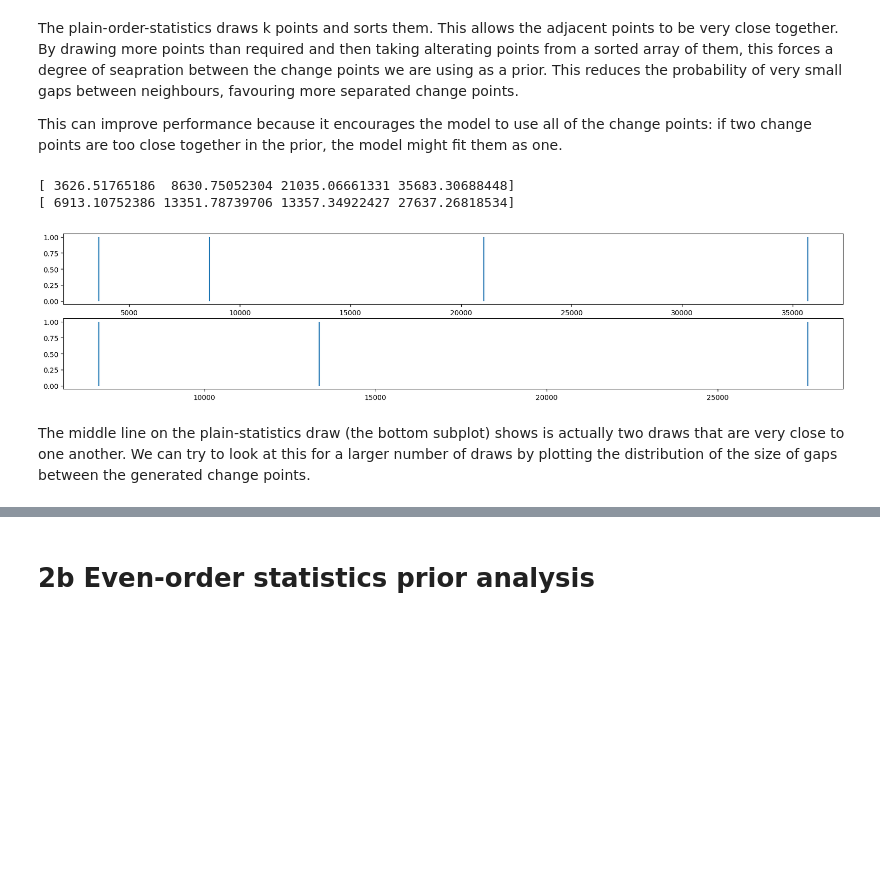
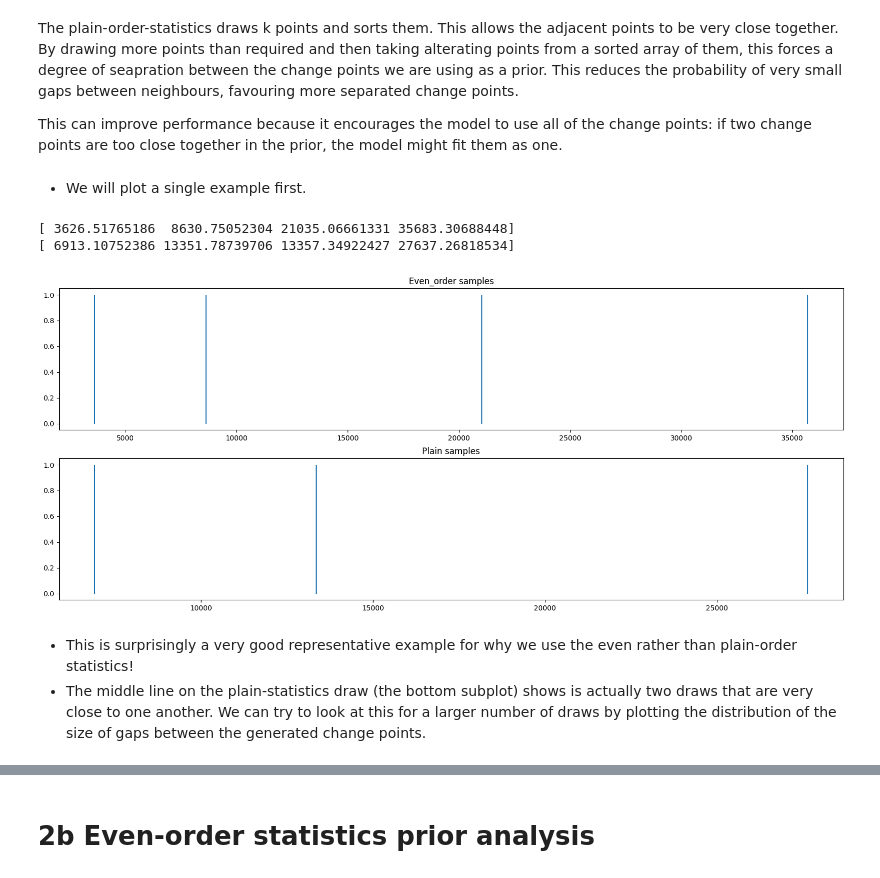
Before and after one commit to JoeyWee1/S2_Coal_Mining_Bayesian_Stats, a Jupyter notebook: S2CW.ipynb, the cells around one changed output, grey strips where cells are left out. Drawn from its saved outputs; the diff is of its cells as text; code cells hidden in the pictures; blank space fills up the shorter version.

```diff
--- a/S2CW.ipynb
+++ b/S2CW.ipynb
@@ -86,30 +90,25 @@ def plain_stats(k=4, L=40550):
+# %% [markdown]
+- We will plot a single example first.
 # %%
 # Plot single example
-np.random.seed(1701)
-k = 4
-
-# Even order stats
-# even_rand = [np.random.uniform() for i in range((2*k+1))]
-# even_sorted = np.sort(even_rand)
-# even = even_sorted[1::2]
-even = even_stats()
-
-# Plain stats
-# plain_rand = [np.random.uniform() for i in range(k)]
-# plain = np.sort(plain_rand)
-plain = plain_stats()
+set_seed(1701) # bonus points to the marker if you get the reference ;)
+even = even_stats(k = 4)
+plain = plain_stats(k = 4)
 
 print(even)
 print(plain)
 
-fig, ax = plt.subplots(2, figsize=(20, 4))
+fig, ax = plt.subplots(2, figsize=(20, 8))
 
 ax[0].vlines(even, 0, 1)
+ax[0].set_title("Even_order samples")
 ax[1].vlines(plain,0, 1)
+ax[1].set_title("Plain samples")
 fig.show()
 # %% [output]
 [ 3626.51765186  8630.75052304 21035.06661331 35683.30688448]
 [ 6913.10752386 13351.78739706 13357.34922427 27637.26818534]
-[figure, old version]
+[figure, new version]
 # %% [markdown]
-The middle line on the plain-statistics draw (the bottom subplot) shows is actually two draws that are very close to one another. We can try to look at this for a larger number of draws by plotting the distribution of the size of gaps between the generated change points.
+- This is surprisingly a very good representative example for why we use the even rather than plain-order statistics!
+- The middle line on the plain-statistics draw (the bottom subplot) shows is actually two draws that are very close to one another. We can try to look at this for a larger number of draws by plotting the distribution of the size of gaps between the generated change points.
```
Also changed, not shown: parts of 8 cells of this notebook, 1 other file.
